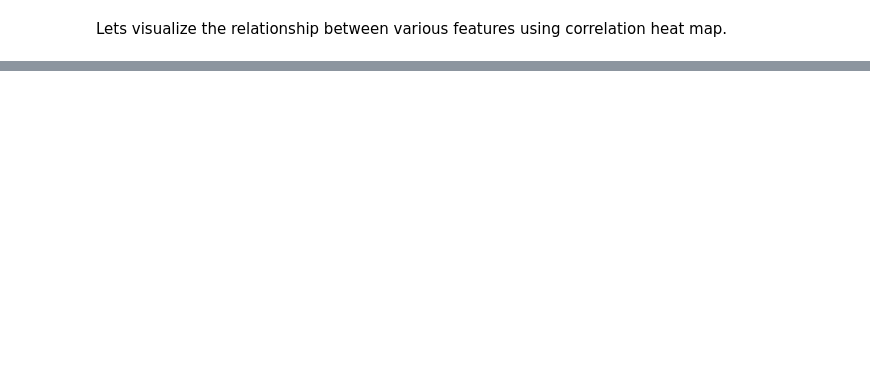
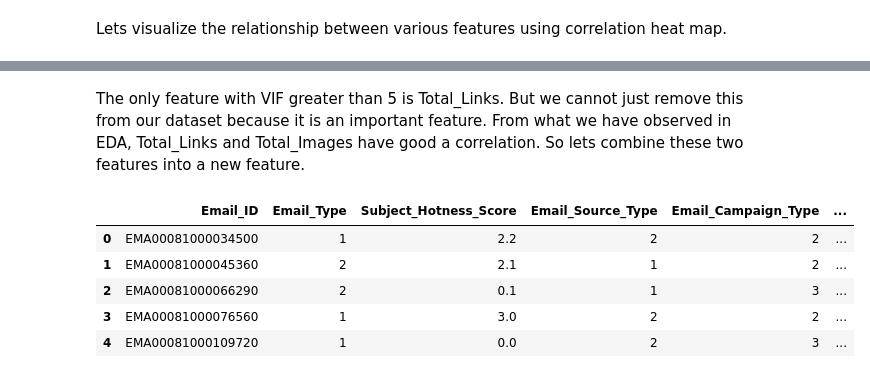
Before and after one commit to connect-midhunr/email-campaign-effectiveness-prediction, a Jupyter notebook: Email_Campaign_Effectiveness_Prediction_Capstone_Project.ipynb, the cells around one changed output, grey strips where cells are left out. Cells and saved outputs as stored; diff of their text form; code cells hidden in the pictures; blank space fills up the shorter version.

```diff
--- a/Email_Campaign_Effectiveness_Prediction_Capstone_Project.ipynb
+++ b/Email_Campaign_Effectiveness_Prediction_Capstone_Project.ipynb
@@ -527,0 +617,7 @@ sns.heatmap(corr_mat, annot = True, fmt='.2f', annot_kws={'size': 10},  vmax=.8,
+# %% [markdown]
+The only feature with VIF greater than 5 is Total_Links. But we cannot just remove this from our dataset because it is an important feature.
+From what we have observed in EDA, Total_Links and Total_Images have good a correlation. So lets combine these two features into a new feature.
+# %%
+# create a new feature by combining Total_Links & Total_Images
+campaign_df['Total_Links_Images'] = campaign_df['Total_Links'] + campaign_df['Total_Images']
+campaign_df.drop(['Total_Links', 'Total_Images'], axis=1, inplace=True)
@@ -527,0 +628,10 @@ sns.heatmap(corr_mat, annot = True, fmt='.2f', annot_kws={'size': 10},  vmax=.8,
+# %%
+# exploring the head of the dataframe
+campaign_df.head()
+# %% [output]
+|  | Email_ID | Email_Type | Subject_Hotness_Score | Email_Source_Type | Email_Campaign_Type | ... |
+| 0 | EMA00081000034500 | 1 | 2.2 | 2 | 2 | ... |
+| 1 | EMA00081000045360 | 2 | 2.1 | 1 | 2 | ... |
+| 2 | EMA00081000066290 | 2 | 0.1 | 1 | 3 | ... |
+| 3 | EMA00081000076560 | 1 | 3.0 | 2 | 2 | ... |
+| 4 | EMA00081000109720 | 1 | 0.0 | 2 | 3 | ... |
```
Also changed, not shown: parts of 37 cells of this notebook.
